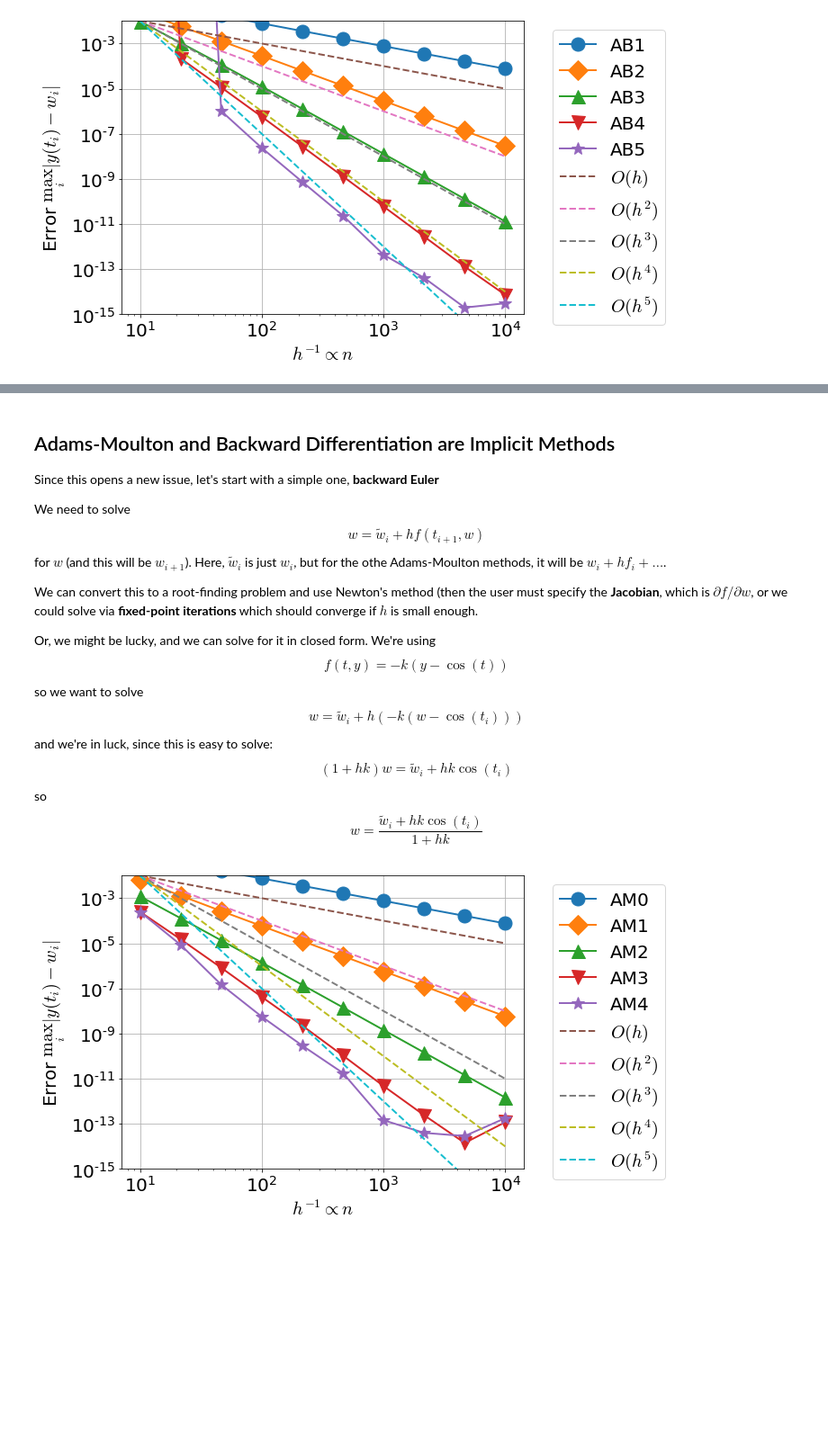
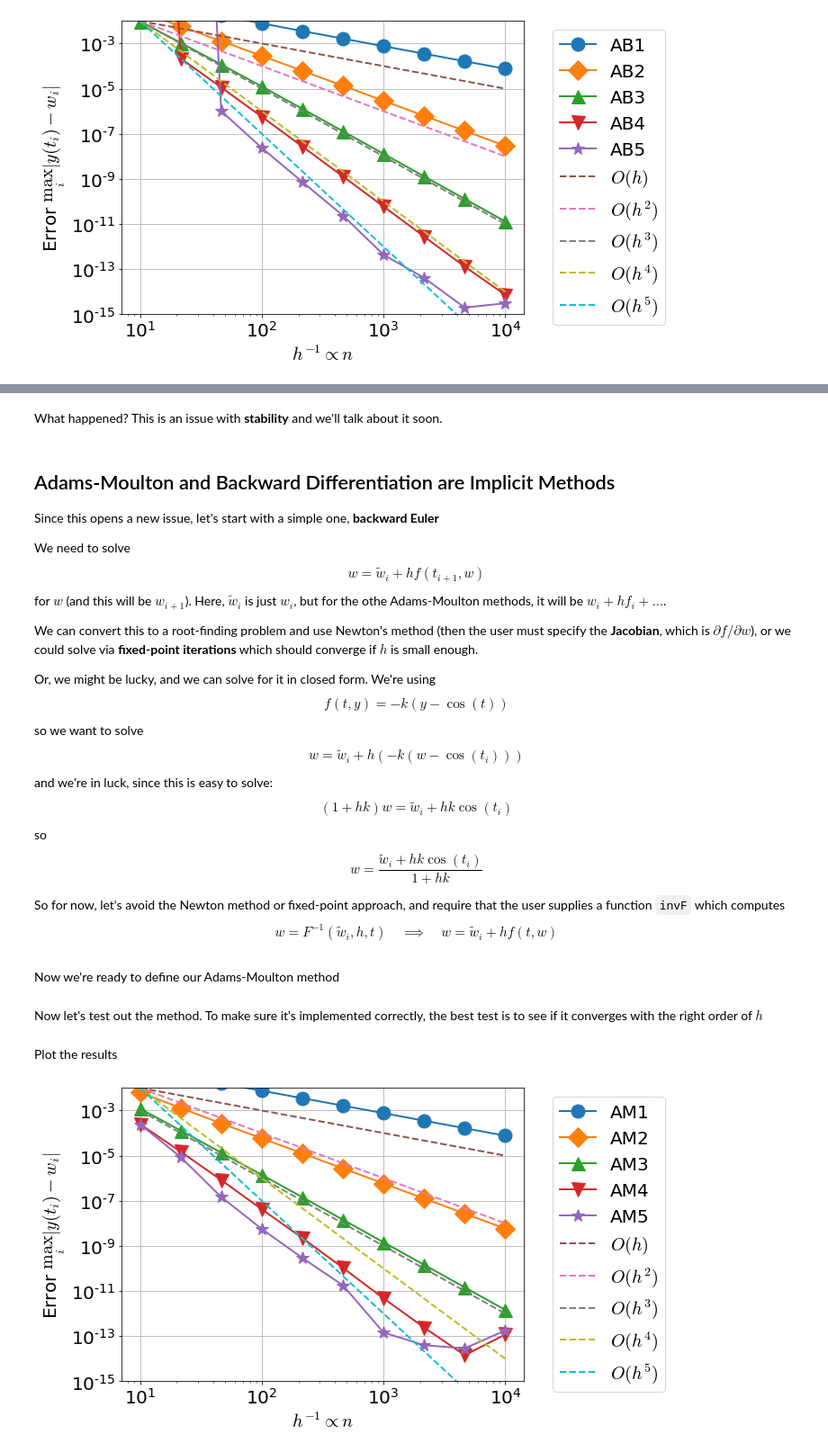
Before and after one commit to stephenbeckr/numerical-analysis-class, a Jupyter notebook: Demos/Ch5_MultistepMethods.ipynb, the cells around one changed output, grey strips where cells are left out. Shown: that part at 90% size. Saved outputs shown, nothing was run; the diff lists cells and outputs as text; code cells hidden in the pictures; blank space fills up the shorter version.

```diff
--- a/Demos/Ch5_MultistepMethods.ipynb
+++ b/Demos/Ch5_MultistepMethods.ipynb
@@ -198,0 +208,18 @@ plt.show()
+# %%
+for method in ListOfMethods:
+  name = f'AB{method}'
+  plt.loglog(1/hList, Results[method],".-",Marker=next(marker), MarkerSize=15,label=name);
+
+scaling = 10
+plt.loglog(1/hList, scaling*1e-2*hList,'--',label='$O(h)$');
+plt.loglog(1/hList, scaling*1e-1*hList**2,'--',label='$O(h^2)$');
+plt.loglog(1/hList, scaling*1e0*hList**3,'--',label='$O(h^3)$');
+plt.loglog(1/hList, scaling*1e1*hList**4,'--',label='$O(h^4)$');
+plt.loglog(1/hList, scaling*1e2*hList**5,'--',label='$O(h^5)$');
+plt.legend(bbox_to_anchor=(1.05, 1), loc='upper left');
+plt.grid()
+plt.ylabel('Error $\max_i |y(t_i) - w_i|$')
+plt.xlabel('$h^{-1} \propto n$');
+# plt.ylim(top=1e-2,bottom=1e-15)
+plt.ylim(bottom=1e-15)
+plt.show()
@@ -199,3 +228,5 @@ plt.show()
+# %% [markdown]
+What happened? This is an issue with **stability** and we'll talk about it soon.
 # %% [markdown]
 ## Adams-Moulton and Backward Differentiation are Implicit Methods
 
@@ -205,7 +236,7 @@ We need to solve
 $$w = \tilde w_{i} + hf(t_{i+1},w)$$
 for $w$ (and this will be $w_{i+1}$). Here, $\tilde w_i$ is just $w_i$, but for the othe Adams-Moulton methods, it will be $w_i + hf_i + \ldots$.
 
-We can convert this to a root-finding problem and use Newton's method (then the user must specify the **Jacobian**, which is $\partial f/\partial w$, or we could solve via **fixed-point iterations** which should converge if $h$ is small enough.
+We can convert this to a root-finding problem and use Newton's method (then the user must specify the **Jacobian**, which is $\partial f/\partial w$), or we could solve via **fixed-point iterations** which should converge if $h$ is small enough.
 
 Or, we might be lucky, and we can solve for it in closed form.  We're using
 $$f(t,y) = -k (y-\cos(t))$$
@@ -215,13 +246,27 @@ and we're in luck, since this is easy to solve:
 $$ (1+hk)w = \tilde w_i + hk\cos(t_i)$$
 so
 $$w = \frac{\tilde w_i + hk\cos(t_i)}{1+hk}$$
+
+So for now, let's avoid the Newton method or fixed-point approach, and require that the user supplies a function `invF` which computes
+$$w = F^{-1}(\tilde w_i, h, t )
+\quad\implies\quad w = \tilde w_i + hf(t,w)
+$$
+# %%
+k  = 5 # a parameter
+
+def f(t,y):
+  return -k*( y - cos(t) )
+
+def invF(wTilde,h,t):
+  return (wTilde + h*k*cos(t))/(1+h*k)
+# %% [markdown]
+Now we're ready to define our Adams-Moulton method
 # %%
-def invF(wTilde,h,t):
-  return (wTilde + h*k*np.cos(t))/(1+h*k)
-
 def AdamsMoulton( f, tspan, y0, h=0.1, n=None, dense_output=False,steps=4,invF = None):
   if n == None:
     n = int( (tspan[1] - tspan[0])/h )
+  if invF == None:
+    raise ValueError("This is an implicit method, we need invF to be defined")
   t, h = np.linspace(tspan[0],tspan[1],num=n,retstep=True)
   if steps < 0:
     raise ValueError("Need steps >= 0")
@@ -277,6 +322,8 @@ def AdamsMoulton( f, tspan, y0, h=0.1, n=None, dense_output=False,steps=4,invF =
     return t, w, sol
   else:
     return t, w
+# %% [markdown]
+Now let's test out the method. To make sure it's implemented correctly, the best test is to see if it converges with the right order of $h$
 # %%
 hList = np.logspace(-1,-4,10)
 t  = np.linspace(tspan[0],tspan[1],1000)
@@ -289,26 +336,28 @@ for method in ListOfMethods:
     err = np.linalg.norm( y_true(t) - y_interpolated(t), ord=np.inf)
     errorList.append( err )
   Results[method] = errorList
+# %% [markdown]
+Plot the results
 # %%
 import itertools
 marker = itertools.cycle(('o', 'D', '^', 'v', '*','s')) # https://stackoverflow.com/a/13092467
 # list of markers: https://matplotlib.org/api/markers_api.html
 
 for method in ListOfMethods:
-  name = f'AM{method}'
+  name = f'AM{method+1}'
   plt.loglog(1/hList, Results[method],".-",Marker=next(marker), MarkerSize=15,label=name);
 
 scaling = 10
 plt.loglog(1/hList, scaling*1e-2*hList,'--',label='$O(h)$');
 plt.loglog(1/hList, scaling*1e-1*hList**2,'--',label='$O(h^2)$');
-plt.loglog(1/hList, scaling*1e0*hList**3,'--',label='$O(h^3)$');
+plt.loglog(1/hList, scaling*1e-1*hList**3,'--',label='$O(h^3)$');
 plt.loglog(1/hList, scaling*1e1*hList**4,'--',label='$O(h^4)$');
 plt.loglog(1/hList, scaling*1e2*hList**5,'--',label='$O(h^5)$');
 plt.legend(bbox_to_anchor=(1.05, 1), loc='upper left');
 plt.grid()
 plt.ylabel('Error $\max_i |y(t_i) - w_i|$')
 plt.xlabel('$h^{-1} \propto n$');
 plt.ylim(top=1e-2,bottom=1e-15)
 plt.show()
 # %% [output]
-[figure, old version]
+[figure, new version]
```
Also changed, not shown: parts of 9 cells of this notebook.
